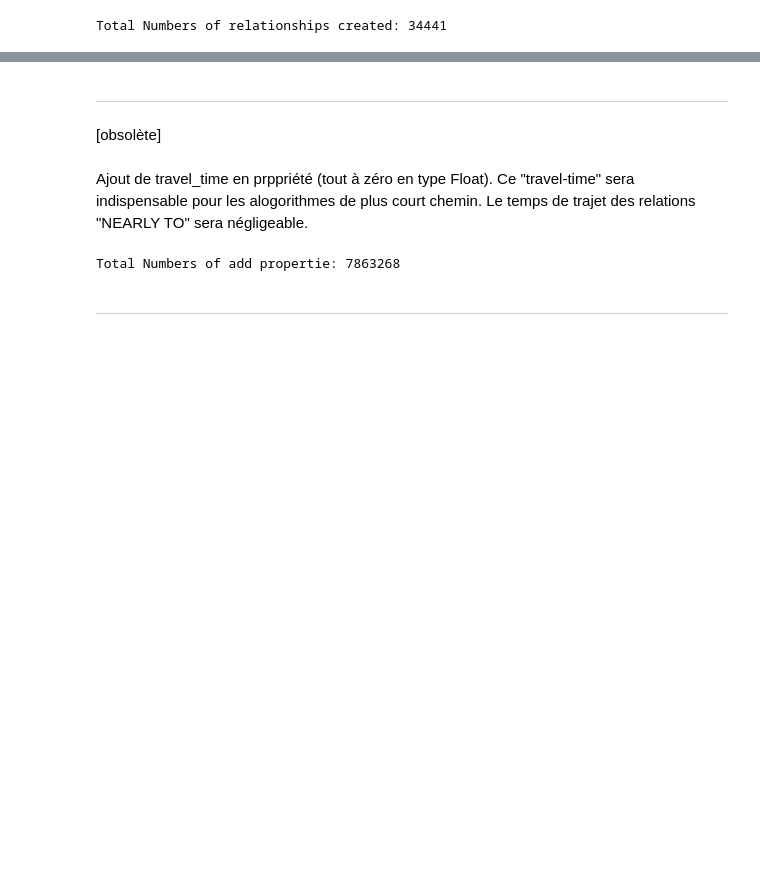
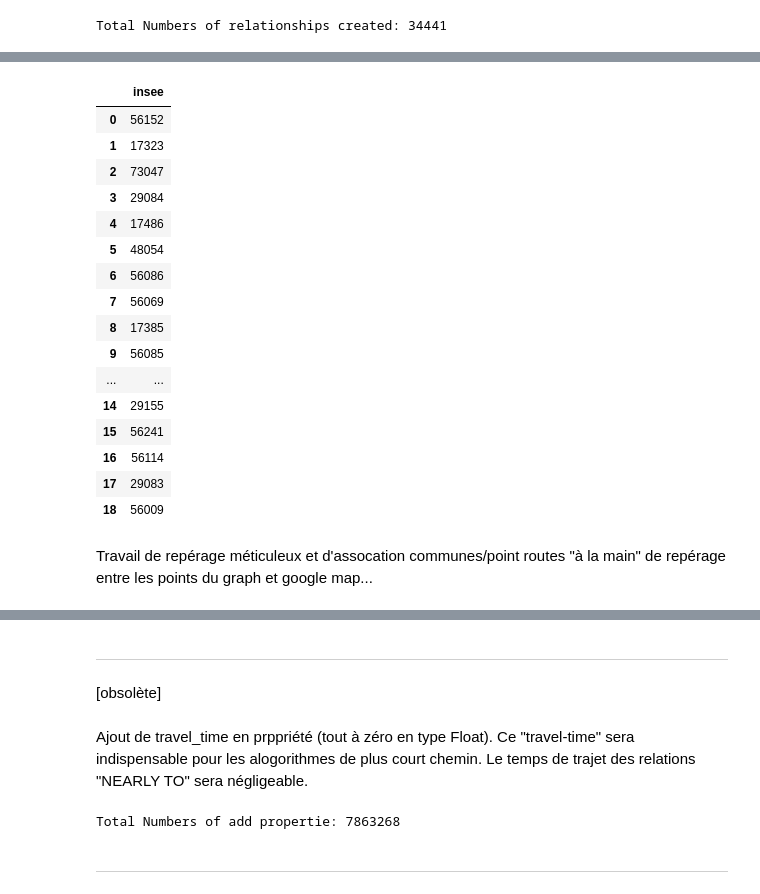
Before and after one commit to dataforgoodfr/batch11_e_cartomobile, a Jupyter notebook: Neo4j_graph_container/notebooks_generation/3_neo4j_computation_nearlier_edges.ipynb, the cells around one changed output, grey strips where cells are left out. Saved outputs shown, nothing was run; the diff lists cells and outputs as text; code cells hidden in the pictures; blank space fills up the shorter version.

```diff
--- a/Neo4j_graph_container/notebooks_generation/3_neo4j_computation_nearlier_edges.ipynb
+++ b/Neo4j_graph_container/notebooks_generation/3_neo4j_computation_nearlier_edges.ipynb
@@ -78,6 +78,13 @@ def get_all_communes_with_no_nearly_road(tx):
 
     result = tx.run(query)
     return result.data()
+# %%
+def get_all_communes_with_no_very_nearly_road(tx):
+
+    query = "MATCH (n:CITY) WHERE NOT EXISTS ((n)-[:VERY_NEARLY_TO]-()) RETURN n.insee as insee"
+
+    result = tx.run(query)
+    return result.data()
 # %%
 def create_relationship_NEARLY_TO(tx, props_list):
 
@@ -465,0 +492,30 @@ Total Numbers of relationships created: 34441
+# %%
+with driver.session() as session:
+
+    result = session.execute_write(get_all_communes_with_no_very_nearly_road)
+
+driver.close()
+
+df = pd.DataFrame(result)
+
+df
+# %% [output]
+|  | insee |
+| 0 | 56152 |
+| 1 | 17323 |
+| 2 | 73047 |
+| 3 | 29084 |
+| 4 | 17486 |
+| 5 | 48054 |
+| 6 | 56086 |
+| 7 | 56069 |
+| 8 | 17385 |
+| 9 | 56085 |
+| ... | ... |
+| 14 | 29155 |
+| 15 | 56241 |
+| 16 | 56114 |
+| 17 | 29083 |
+| 18 | 56009 |
+# %% [markdown]
+Travail de repérage méticuleux et d'assocation communes/point routes "à la main" de repérage entre les points du graph et google map...
```
Also changed, not shown: parts of 10 cells of this notebook, 2 other files.
